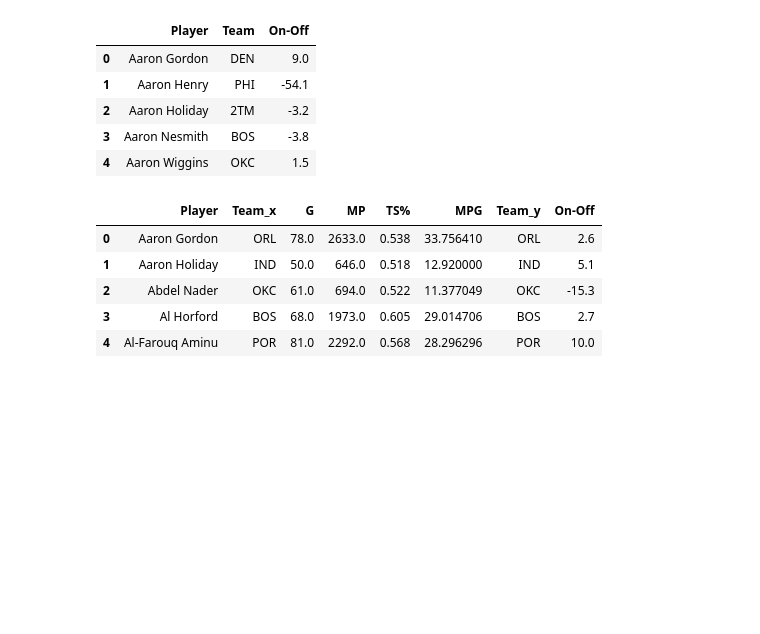
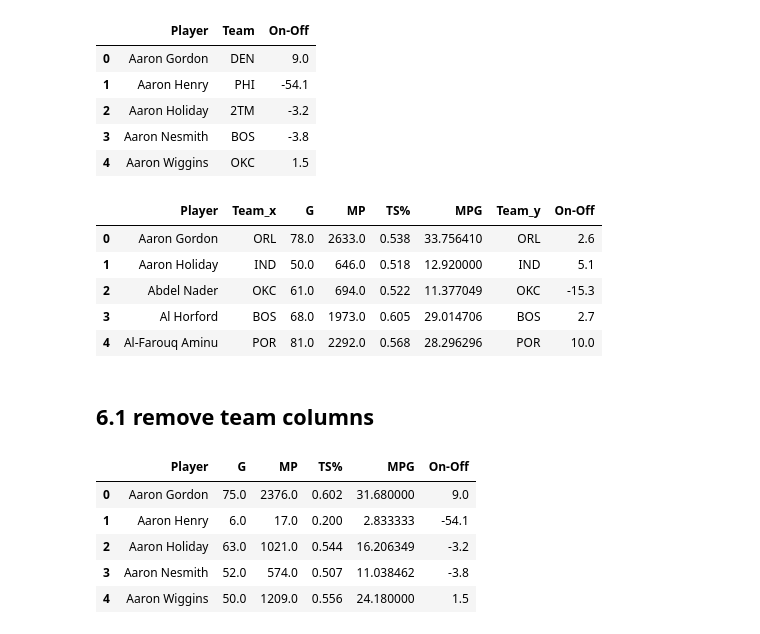
Before and after one commit to COGS108/Group135_WI26, a Jupyter notebook: TS-data.ipynb, the cells around one changed output. Drawn from its saved outputs; the diff is of its cells as text; code cells hidden in the pictures; blank space fills up the shorter version.

```diff
--- a/TS-data.ipynb
+++ b/TS-data.ipynb
@@ -11,9 +17,9 @@ import numpy as np
 # %%
-raw_TS2022 = pd.read_csv("TS-2022.csv")
-raw_TS2021 = pd.read_csv("TS-2021.csv")
-raw_TS2020 = pd.read_csv("TS-2020.csv")
-raw_TS2019 = pd.read_csv("TS-2019.csv")
-raw_TS2018 = pd.read_csv("TS-2018.csv")
+raw_TS2022 = pd.read_csv(raw_TSdata2022)
+raw_TS2021 = pd.read_csv(raw_TSdata2021)
+raw_TS2020 = pd.read_csv(raw_TSdata2020)
+raw_TS2019 = pd.read_csv(raw_TSdata2019)
+raw_TS2018 = pd.read_csv(raw_TSdata2018)
 raw_TS2022.head()
 # %% [output]
 |  | Rk | Player | Age | Team | Pos | G | GS | MP | PER | TS% | ... | ... |
@@ -147,12 +153,18 @@ TS2019['MPG'] = TS2019['MP'] / TS2019['G']
 TS2018['MPG'] = TS2018['MP'] / TS2018['G']
 # %% [markdown]
 # 5.load on/off data
+# %%
+raw_dataOF2022 = "data/00-raw/OF_datas/on-off-2022.csv"
+raw_dataOF2021 = "data/00-raw/OF_datas/on-off-2021.csv"
+raw_dataOF2020 = "data/00-raw/OF_datas/on-off-2020.csv"
+raw_dataOF2019 = "data/00-raw/OF_datas/on-off-2019.csv"
+raw_dataOF2018 = "data/00-raw/OF_datas/on-off-2018.csv"
 # %%
-raw_OFdf2022 = pd.read_csv("on-off-2022.csv")
-raw_OFdf2021 = pd.read_csv("on-off-2021.csv")
-raw_OFdf2020 = pd.read_csv("on-off-2020.csv")
-raw_OFdf2019 = pd.read_csv("on-off-2019.csv")
-raw_OFdf2018 = pd.read_csv("on-off-2018.csv")
+raw_OFdf2022 = pd.read_csv(raw_dataOF2022)
+raw_OFdf2021 = pd.read_csv(raw_dataOF2021)
+raw_OFdf2020 = pd.read_csv(raw_dataOF2020)
+raw_OFdf2019 = pd.read_csv(raw_dataOF2019)
+raw_OFdf2018 = pd.read_csv(raw_dataOF2018)
 # %% [markdown]
 ## 5a.filter columns
 # %%
@@ -292,3 +304,20 @@ df2019.head()
 | 2 | Abdel Nader | OKC | 61.0 | 694.0 | 0.522 | 11.377049 | OKC | -15.3 |
 | 3 | Al Horford | BOS | 68.0 | 1973.0 | 0.605 | 29.014706 | BOS | 2.7 |
 | 4 | Al-Farouq Aminu | POR | 81.0 | 2292.0 | 0.568 | 28.296296 | POR | 10.0 |
+# %% [markdown]
+## 6.1 remove team columns
+# %%
+df2022 = df2022[['Player','G','MP','TS%','MPG','On-Off']]
+df2021 = df2021[['Player','G','MP','TS%','MPG','On-Off']]
+df2020 = df2020[['Player','G','MP','TS%','MPG','On-Off']]
+df2019 = df2019[['Player','G','MP','TS%','MPG','On-Off']]
+df2018 = df2018[['Player','G','MP','TS%','MPG','On-Off']]
+# %%
+df2022.head()
+# %% [output]
+|  | Player | G | MP | TS% | MPG | On-Off |
+| 0 | Aaron Gordon | 75.0 | 2376.0 | 0.602 | 31.680000 | 9.0 |
+| 1 | Aaron Henry | 6.0 | 17.0 | 0.200 | 2.833333 | -54.1 |
+| 2 | Aaron Holiday | 63.0 | 1021.0 | 0.544 | 16.206349 | -3.2 |
+| 3 | Aaron Nesmith | 52.0 | 574.0 | 0.507 | 11.038462 | -3.8 |
+| 4 | Aaron Wiggins | 50.0 | 1209.0 | 0.556 | 24.180000 | 1.5 |
```
Also changed, not shown: parts of 1 cell of this notebook, 10 other files.
